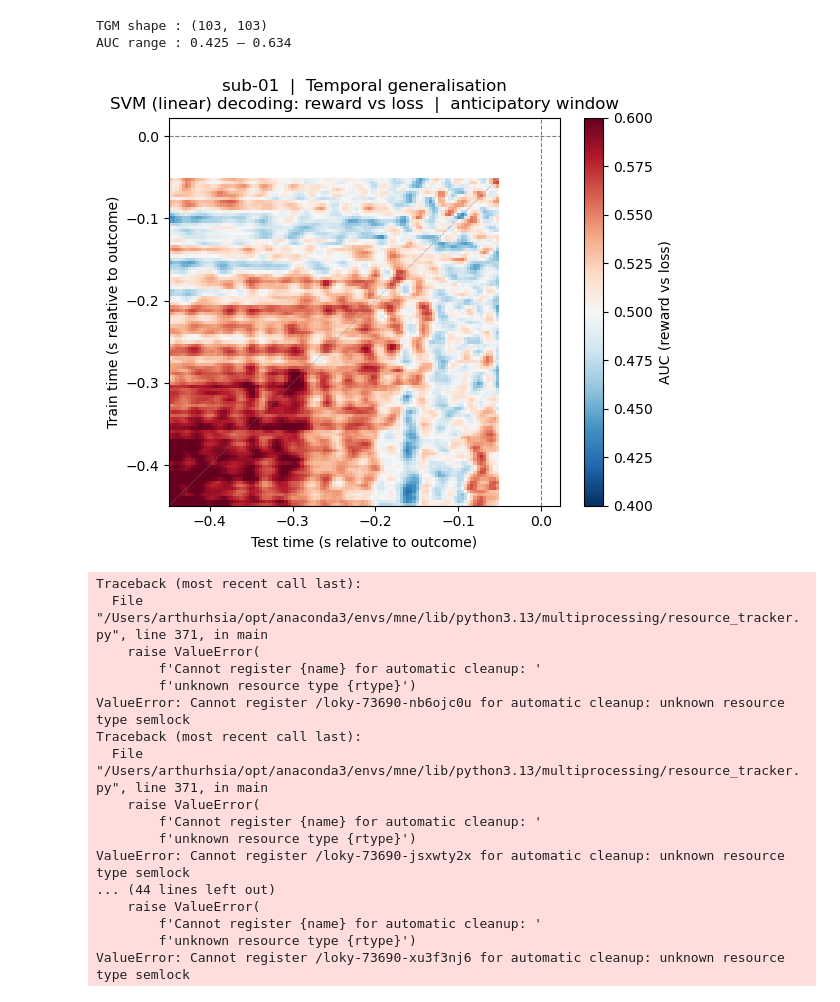
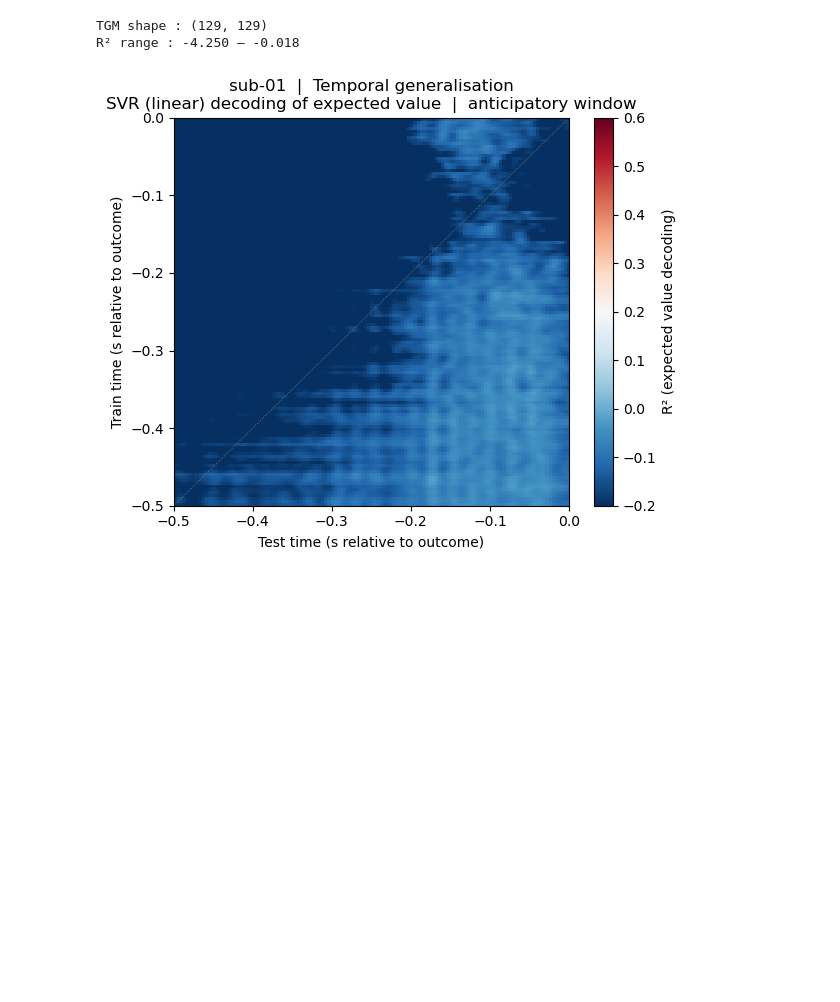
Before and after one commit to arthurhsia/Reinforcement-Learning-and-EEG, a Jupyter notebook: Temporal.ipynb, the cells around one changed output. Cells and saved outputs as stored; diff of their text form; code cells hidden in the pictures; blank space fills up the shorter version.

```diff
--- a/Temporal.ipynb
+++ b/Temporal.ipynb
@@ -14,14 +14,10 @@ EPOCHS_PATH     = sub_ses_dir / f'sub-{SUBJECT}_ses-{SESSION}_task-{TASK}_epochs
 
 ANTICI_TMIN = -0.5
 ANTICI_TMAX =  0.0
-EDGE_CROP   =  0.05          # seconds to trim from each end after cropping
 
 epochs = mne.read_epochs(str(EPOCHS_PATH), preload=True, verbose=False)
 epochs = epochs.pick('eeg')  # raw voltage, all EEG channels
-epochs = epochs.crop(
-    tmin=ANTICI_TMIN + EDGE_CROP,
-    tmax=ANTICI_TMAX - EDGE_CROP
-)
+epochs = epochs.crop(tmin=ANTICI_TMIN, tmax=ANTICI_TMAX)
 
 print(f'Epochs loaded : {len(epochs)}')
 print(f'Conditions    : {list(epochs.event_id.keys())}')
@@ -60,81 +60,67 @@ y shape : (713,)  — 453 reward, 260 loss
 # %%
 from mne.decoding import GeneralizingEstimator, cross_val_multiscore
-from sklearn.svm import SVC
+from sklearn.svm import SVR
 from sklearn.preprocessing import StandardScaler
 from sklearn.pipeline import make_pipeline
-from sklearn.model_selection import StratifiedKFold
+from sklearn.model_selection import KFold
 
 clf = make_pipeline(
     StandardScaler(),
-    SVC(kernel='linear', C=1)
+    SVR(kernel='linear', C=1)
 )
 
 gen = GeneralizingEstimator(
     clf,
-    scoring='roc_auc',
+    scoring='r2',
     n_jobs=1
 )
 
-cv = StratifiedKFold(n_splits=5, shuffle=True, random_state=42)
+cv = KFold(n_splits=5, shuffle=True, random_state=42)
 
-# scores shape: (n_folds, n_train_times, n_test_times)
-scores = cross_val_multiscore(gen, X, y, cv=cv, n_jobs=1)
+scores = cross_val_multiscore(gen, X, y_cont, cv=cv, n_jobs=1)
 scores_mean = scores.mean(axis=0)
 
 print(f'TGM shape : {scores_mean.shape}')
-print(f'AUC range : {scores_mean.min():.3f} – {scores_mean.max():.3f}')
+print(f'R² range : {scores_mean.min():.3f} – {scores_mean.max():.3f}')
 # %% [output]
-TGM shape : (103, 103)
-AUC range : 0.425 – 0.634
+TGM shape : (129, 129)
+R² range : -4.250 – -0.018
 # %%
 import matplotlib.pyplot as plt
 
 fig, ax = plt.subplots(figsize=(6, 5))
+times = reward_epochs.times   # or epochs.times if you still have it
 
+# For SVR, scores_mean contains R² values (could be negative)
+# Adjust vmin/vmax based on your actual data range
 im = ax.imshow(
     scores_mean,
     origin='lower',
     extent=[times[0], times[-1], times[0], times[-1]],
     aspect='auto',
-    vmin=0.4, vmax=0.6,
+    vmin=-0.2,        # typical lower bound for R²; change if your min is lower
+    vmax=0.6,         # typical upper bound; adjust based on your max R²
     cmap='RdBu_r'
 )
-fig.colorbar(im, ax=ax, label='AUC (reward vs loss)')
+fig.colorbar(im, ax=ax, label='R² (expected value decoding)')
 
-# Chance line
+# Chance line at R² = 0 (predicting the mean)
 ax.axhline(0, color='k', linestyle='--', linewidth=0.8, alpha=0.5)
 ax.axvline(0, color='k', linestyle='--', linewidth=0.8, alpha=0.5)
 
 # Diagonal (train == test time)
 ax.plot(times, times, color='gray', linewidth=0.6, linestyle=':')
 
 ax.set_xlabel('Test time (s relative to outcome)')
 ax.set_ylabel('Train time (s relative to outcome)')
 ax.set_title(
     f'sub-{SUBJECT}  |  Temporal generalisation\n'
-    f'SVM (linear) decoding: reward vs loss  |  anticipatory window'
+    f'SVR (linear) decoding of expected value  |  anticipatory window'
 )
 plt.tight_layout()
 plt.show()
 # %% [output]
-[figure, old version]
+[figure, new version]
-Traceback (most recent call last):
-  File "/Users/arthurhsia/opt/anaconda3/envs/mne/lib/python3.13/multiprocessing/resource_tracker.py", line 371, in main
-    raise ValueError(
-        f'Cannot register {name} for automatic cleanup: '
-        f'unknown resource type {rtype}')
-ValueError: Cannot register /loky-73690-nb6ojc0u for automatic cleanup: unknown resource type semlock
-Traceback (most recent call last):
-  File "/Users/arthurhsia/opt/anaconda3/envs/mne/lib/python3.13/multiprocessing/resource_tracker.py", line 371, in main
-    raise ValueError(
-        f'Cannot register {name} for automatic cleanup: '
-        f'unknown resource type {rtype}')
-ValueError: Cannot register /loky-73690-jsxwty2x for automatic cleanup: unknown resource type semlock
-... (44 lines left out)
-    raise ValueError(
-        f'Cannot register {name} for automatic cleanup: '
-        f'unknown resource type {rtype}')
-ValueError: Cannot register /loky-73690-xu3f3nj6 for automatic cleanup: unknown resource type semlock
 # %%
 # Save TGM results for between-subjects averaging
 tgm_path = sub_ses_dir / f"sub-{SUBJECT}_ses-{SESSION}_task-{TASK}_tgm_results.npz"
```
Also changed, not shown: parts of 4 cells of this notebook, 7 other files.
